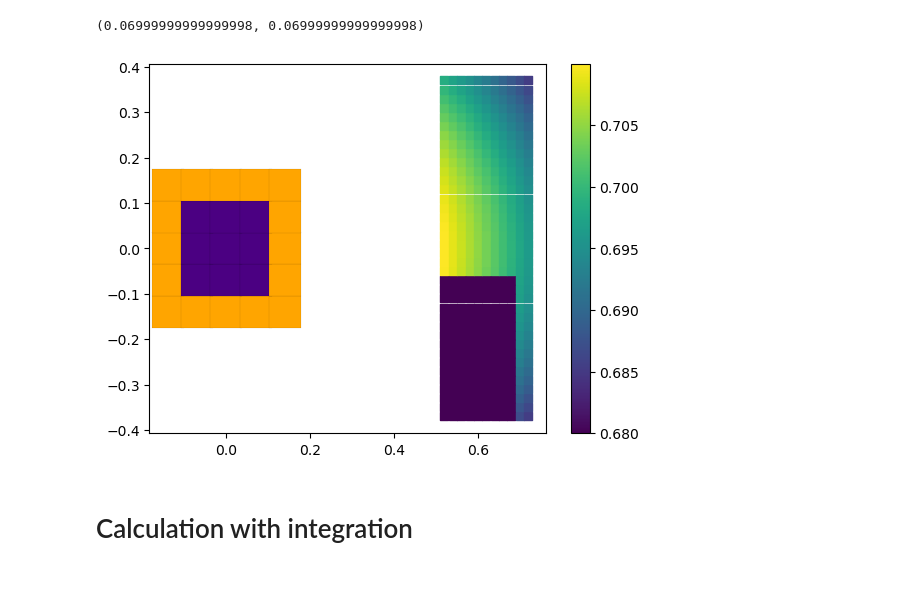
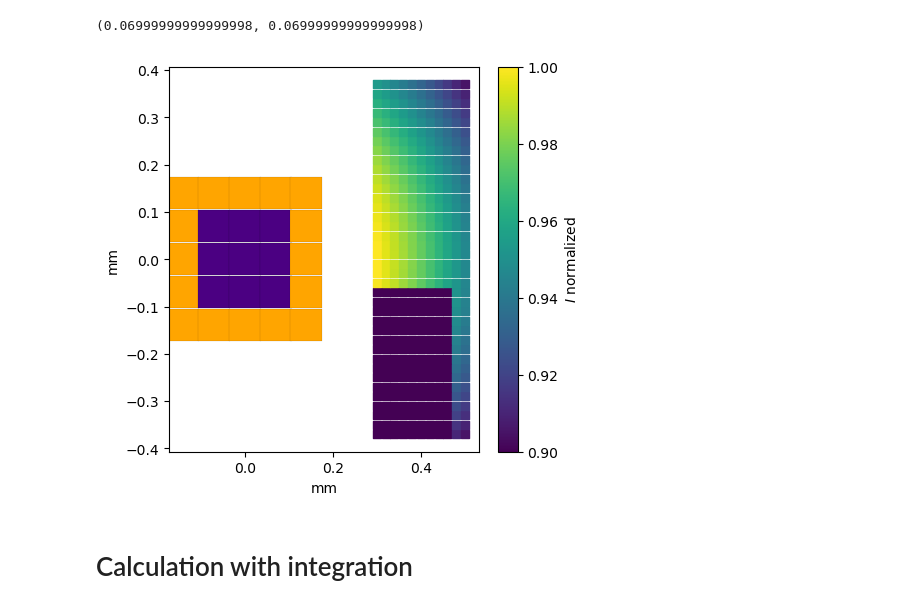
Before and after one commit to AsiiaPine/optical_model, a Jupyter notebook: calc_from_paper.ipynb, the cells around one changed output. Cells and saved outputs as stored; diff of their text form; code cells hidden in the pictures; blank space fills up the shorter version.

Commit message:
upd figures

```diff
--- a/calc_from_paper.ipynb
+++ b/calc_from_paper.ipynb
@@ -233,7 +233,7 @@ n_pt_columns = 11
 
 # There are two PT, therefore they are shifted
 PT_matrix = divide_surface((X, Y), n_pt_rows, n_pt_columns)
-PT_matrix[:, :, 0] += x_shift + X/2
+PT_matrix[:, :, 0] += x_shift - X/2
 PT_matrix[:, :, 1] -= y_shift + Y/2
 PT_matrix.shape, np.mean(PT_matrix[:, :][0]), np.mean(PT_matrix[:, :][1])
 # %% [output]
@@ -241,7 +241,7 @@ PT_matrix.shape, np.mean(PT_matrix[:, :][0]), np.mean(PT_matrix[:, :][1])
 # %%
 # There are two PT, therefore they are shifted
 PT_matrix_ref = divide_surface((X, Y), n_pt_rows, n_pt_columns)
-PT_matrix_ref[:, :, 0] -= (x_shift + 3*X/2)
+PT_matrix_ref[:, :, 0] -= (x_shift + X/2)
 PT_matrix_ref[:, :, 1] -= y_shift + Y/2
 PT_matrix_ref.shape, np.mean(PT_matrix_ref[:, :][0]), np.mean(PT_matrix_ref[:, :][1])
 # %% [output]
@@ -490,15 +493,17 @@ def calc_intensity(emitter_xy: [float, float],  receiver_xy: [float, float], l_0
     x_l, y_l = emitter_xy
     x_p, y_p = receiver_xy
 
-    R_2 = (x_l - x_p)**2 + (y_l - y_p)**2 + l_0**2
-    h = y_p - y_l
-    h = h*np.sign(h)
-    theta = np.arccos(h/np.sqrt(R_2))
+    h_2 = (x_l - x_p)**2 + (y_l - y_p)**2
+    R_2 = h_2 + l_0**2
+    h = np.sqrt(h_2 )
+    # h = h*np.sign(h)
+    r_2 = h_2 + (l_0**2)/4
+    theta = np.arcsin(h/np.sqrt(R_2))
     # from my calculations
-    # return I_0*(np.sin(theta)**2)/(4*np.pi*R_2)
+    return I_0*(np.cos(theta))/(4*np.pi*(r_2))
 
     # From the paper
-    return I_0*(np.sin(theta))/(4*np.pi*R_2/(2*l_0))
+    # return I_0*(np.sin(theta))/(4*np.pi*R_2/(2*l_0))
 
 
 def calc_intensity_matrix_to_point(pt_xy: [float, float], led_matrix, led_map=None, l_0: float=3.5, I_0: float = 1.0, y_max: float = None):
@@ -532,10 +537,11 @@ for i in range(PT_matrix.shape[0]):
             PT_intensity[i, j] =  calc_intensity_matrix_to_point(PT_matrix[i, j],LED_matrix, led_map=LED_blindness_matrix, l_0=-1, I_0=0)
 # %%
 # intensity with PT blindness areas
-PT_intensity_blind = np.multiply(pt_blindness, PT_intensity_full_led)
+PT_intensity_blind = np.multiply(pt_blindness, PT_intensity_full_led)/np.max(PT_intensity_blind)
 
 # intensity with LED and PT blindness areas
 PT_intensity_double_blind = pt_blindness * PT_intensity
+PT_intensity_double_blind = PT_intensity_double_blind/np.max(PT_intensity_double_blind)
 # %%
 import matplotlib.pyplot as plt
 
@@ -610,32 +616,33 @@ dx, dy
 # %%
 
 # Создаем график
-fig, ax = plt.subplots()
+fig, ax = plt.subplots(figsize=(5, 5))
 
 # Визуализируем матрицу 1
 for i in range(PT_matrix.shape[0]):
     for j in range(PT_matrix.shape[1]):
         x, y = PT_matrix[i][j]
-        im =ax.scatter(x, y, c=PT_intensity_double_blind[i, j],  marker='s', vmin=0.68, vmax=np.max(PT_intensity_double_blind))
-fig.colorbar(im, ax=ax)
+        im =ax.scatter(x, y, c=PT_intensity_double_blind[i, j],  marker='s', vmin=0.9, vmax=np.max(PT_intensity_double_blind))
+fig.colorbar(im, ax=ax, label="$I$ normalized")
         # if pt_blindness[i, j] == 0:
             # ax.scatter(x, y, c='black', s=100)
 
 # Визуализируем матрицу 2
 for i in range(LED_matrix.shape[0]):
     for j in range(LED_matrix.shape[1]):
         x, y = LED_matrix[i][j]
-        im= ax.scatter(x, y, c='orange', marker='s', s=500, edgecolors='black', linewidths=0.05)
+        im= ax.scatter(x, y, c='orange', marker='s', s=500, edgecolors='black', linewidths=0.06)
         if LED_blindness_matrix[i, j] == 0:
-            ax.scatter(x, y, c='indigo',marker='s', s=500, edgecolors='black', linewidths=0.05)
+            ax.scatter(x, y, c='indigo',marker='s', s=500, edgecolors='black', linewidths=0.06)
 # Настраиваем оси
 # ax.set_xlim([int(np.min(np.min(PT_matrix[:, :, 0], np.min(LED_matrix[:, :, 0])))), int(np.max(np.max(PT_matrix[:, :, 0], np.max(LED_matrix[:, :, 0]))))])
 # ax.set_ylim([np.min(np.min(PT_matrix[:, :, 1], np.min(LED_matrix[:, :, 1]))), np.max(np.max(PT_matrix[:, :, 1], np.max(LED_matrix[:, :, 1])))])
-
+plt.xlabel("mm")
+plt.ylabel("mm")
 # Отображаем график
 plt.show()
 # %% [output]
-[figure, old version]
+[figure, new version]
 # %% [markdown]
 # Calculation with integration
 # %%
```
Also changed, not shown: parts of 18 cells of this notebook.
